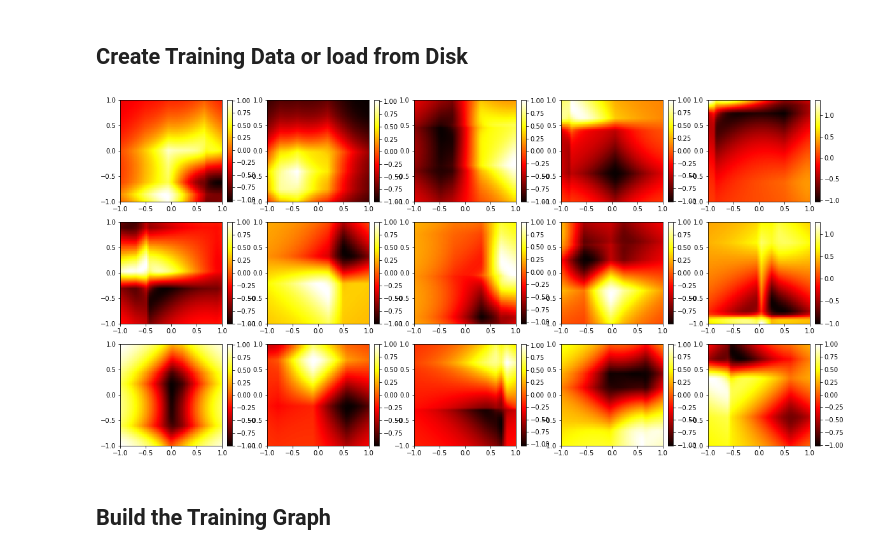
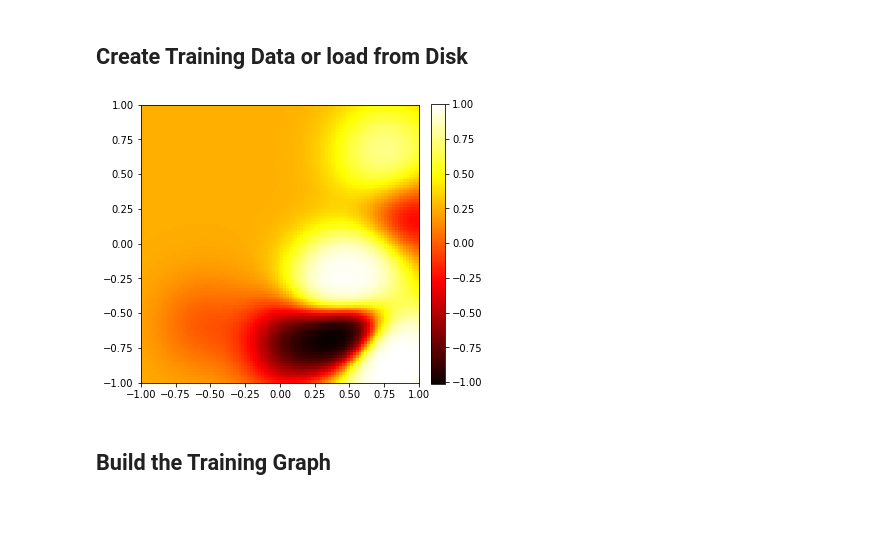
Before and after one commit to p16i/blackbox-optimization-using-rnns, a Jupyter notebook: BlackBoxOptimize.ipynb, the cells around one changed output. Saved outputs shown, nothing was run; the diff lists cells and outputs as text; code cells hidden in the pictures; blank space fills up the shorter version.

```diff
--- a/BlackBoxOptimize.ipynb
+++ b/BlackBoxOptimize.ipynb
@@ -20,12 +20,12 @@ save_data = False
 dim = 2
 n_train = 1600
 n_test = 160
-n_bumps = 4
+n_bumps = 8
 l = 2/n_bumps*np.sqrt(dim)
 n_mc_samples = 1000
 max_x_abs_value = 1.0
-kernel = gp.matern32_kernel
-function = gp.normalized_gp_function
+kernel = gp.rbf_kernel
+function = gp.airfoil_prior
 
 # LSTM Model
 n_hidden = 100
@@ -62,9 +62,9 @@ data_train = (X_train, A_train, min_train, max_train)
 data_test = (X_test, A_test, min_test, max_test)
 # %%
 # Visualize Training Data
-if visualize: viz.plot_gp_data_sample(15, X_train, A_train, min_train, max_train, l, kernel, function)
+if visualize: viz.plot_gp_data_sample(1, X_train, A_train, min_train, max_train, l, kernel, function)
 # %% [output]
-[figure, old version]
+[figure, new version]
 # %% [markdown]
 ## Build the Training Graph
 # %%
```
Also changed, not shown: 2 other files.
